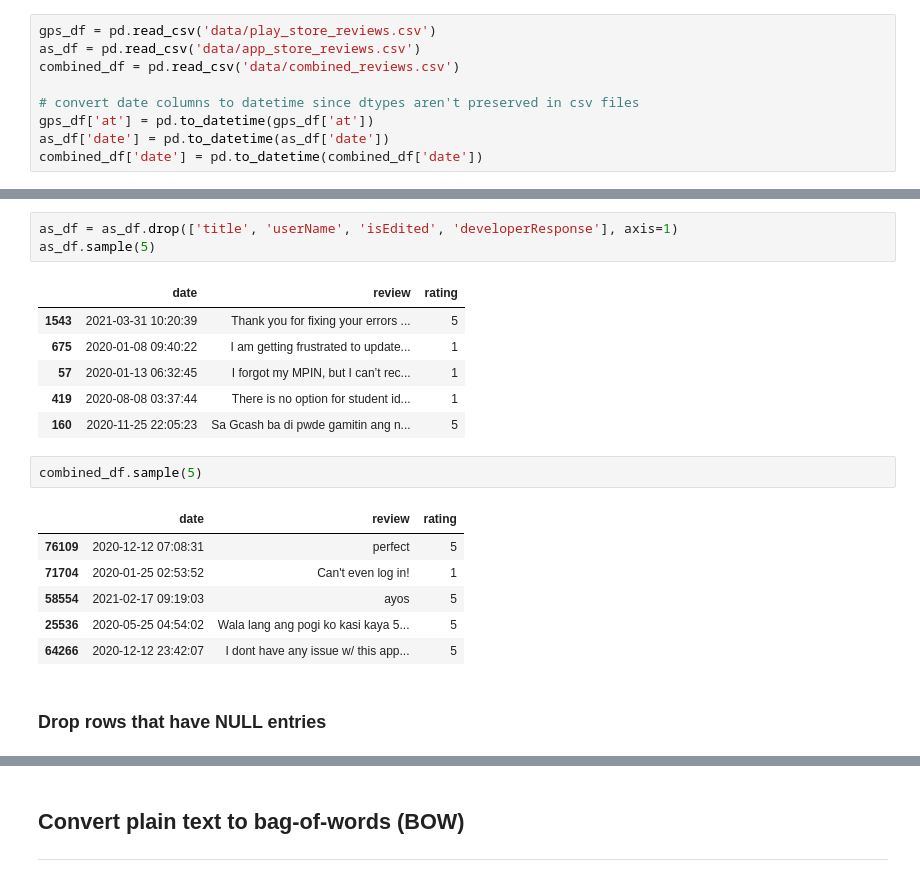
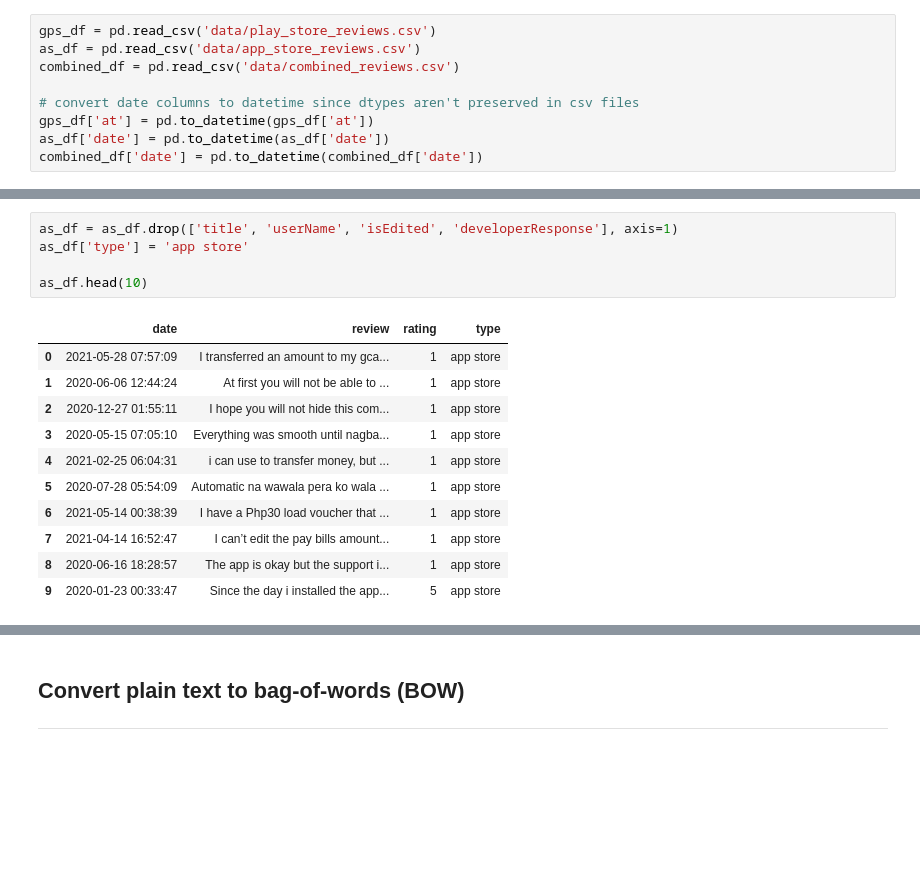
Before and after one commit to kentregs/mynt-cadetship-final-capstone-project-repo, a Jupyter notebook: [6] NTM_topic_modeling.ipynb, the cells around one changed output, grey strips where cells are left out. Saved outputs shown, nothing was run; the diff lists cells and outputs as text; blank space fills up the shorter version.

```diff
--- a/[6] NTM_topic_modeling.ipynb
+++ b/[6] NTM_topic_modeling.ipynb
@@ -54,21 +98,17 @@ gps_df.head()
 # %%
 as_df = as_df.drop(['title', 'userName', 'isEdited', 'developerResponse'], axis=1)
-as_df.sample(5)
+as_df['type'] = 'app store'
+
+as_df.head(10)
 # %% [output]
-|  | date | review | rating |
-| 1543 | 2021-03-31 10:20:39 | Thank you for fixing your errors ... | 5 |
-| 675 | 2020-01-08 09:40:22 | I am getting frustrated to update... | 1 |
-| 57 | 2020-01-13 06:32:45 | I forgot my MPIN, but I can’t rec... | 1 |
-| 419 | 2020-08-08 03:37:44 | There is no option for student id... | 1 |
-| 160 | 2020-11-25 22:05:23 | Sa Gcash ba di pwde gamitin ang n... | 5 |
+|  | date | review | rating | type |
+| 0 | 2021-05-28 07:57:09 | I transferred an amount to my gca... | 1 | app store |
+| 1 | 2020-06-06 12:44:24 | At first you will not be able to ... | 1 | app store |
+| 2 | 2020-12-27 01:55:11 | I hope you will not hide this com... | 1 | app store |
+| 3 | 2020-05-15 07:05:10 | Everything was smooth until nagba... | 1 | app store |
+| 4 | 2021-02-25 06:04:31 | i can use to transfer money, but ... | 1 | app store |
+| 5 | 2020-07-28 05:54:09 | Automatic na wawala pera ko wala ... | 1 | app store |
+| 6 | 2021-05-14 00:38:39 | I have a Php30 load voucher that ... | 1 | app store |
+| 7 | 2021-04-14 16:52:47 | I can’t edit the pay bills amount... | 1 | app store |
+| 8 | 2020-06-16 18:28:57 | The app is okay but the support i... | 1 | app store |
+| 9 | 2020-01-23 00:33:47 | Since the day i installed the app... | 5 | app store |
-# %%
-combined_df.sample(5)
-# %% [output]
-|  | date | review | rating |
-| 76109 | 2020-12-12 07:08:31 | perfect | 5 |
-| 71704 | 2020-01-25 02:53:52 | Can't even log in! | 1 |
-| 58554 | 2021-02-17 09:19:03 | ayos | 5 |
-| 25536 | 2020-05-25 04:54:02 | Wala lang ang pogi ko kasi kaya 5... | 5 |
-| 64266 | 2020-12-12 23:42:07 | I dont have any issue w/ this app... | 5 |
-# %% [markdown]
-### Drop rows that have NULL entries
```
Also changed, not shown: parts of 18 cells of this notebook.
